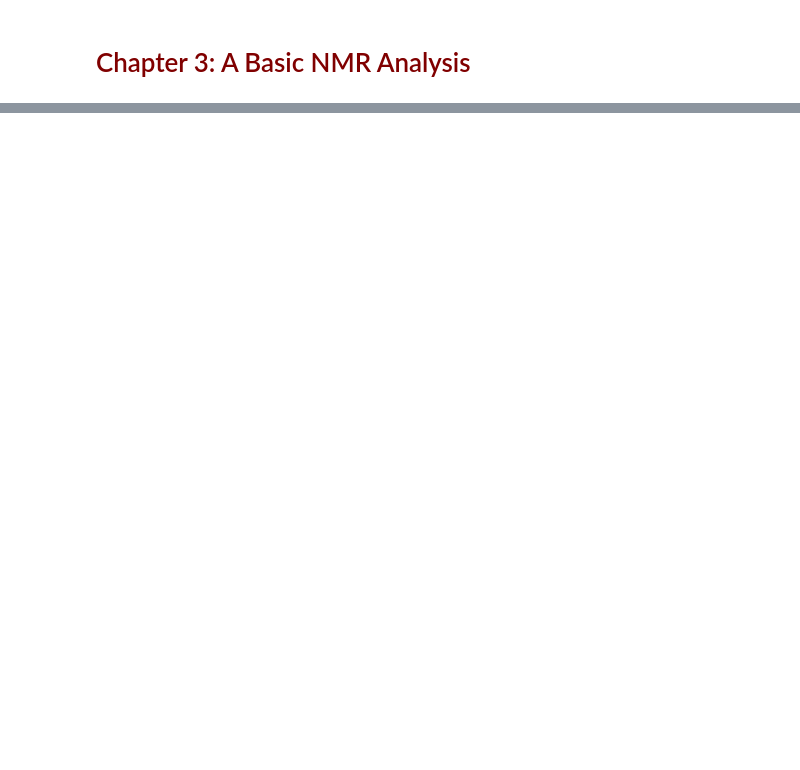
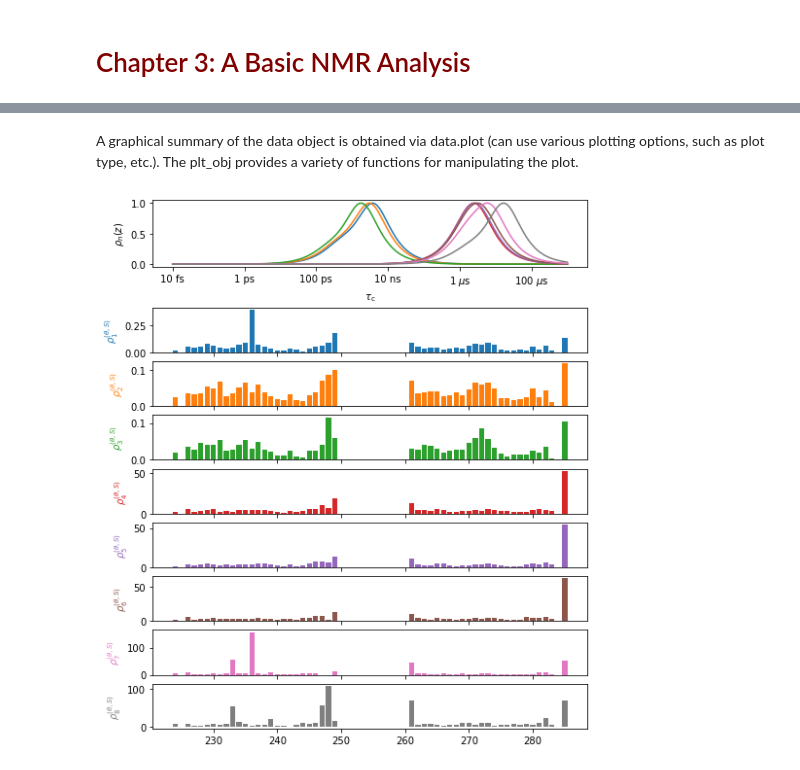
Before and after one commit to alsinmr/pyDR_tutorial, a Jupyter notebook: JupyterBook/Ch3_basic_NMR.ipynb, the cells around one changed output, grey strips where cells are left out. Cells and saved outputs as stored; diff of their text form; code cells hidden in the pictures; blank space fills up the shorter version.

```diff
--- a/JupyterBook/Ch3_basic_NMR.ipynb
+++ b/JupyterBook/Ch3_basic_NMR.ipynb
@@ -21,0 +27,2 @@ _=nmr.plot_Rz(norm=True)
+# %%
+data=pyDR.IO.readNMR('data/HETs_15N.txt')
@@ -21,0 +87,7 @@ _=nmr.plot_Rz(norm=True)
+# %% [markdown]
+A graphical summary of the data object is obtained via data.plot (can use various plotting options, such as plot type, etc.). The plt_obj provides a variety of functions for manipulating the plot.
+# %%
+plt_obj=data.plot(style='bar')
+plt_obj.fig.set_size_inches([8,10])
+# %% [output]
+[figure, added]
```
Also changed, not shown: parts of 10 cells of this notebook, 2 other files.
